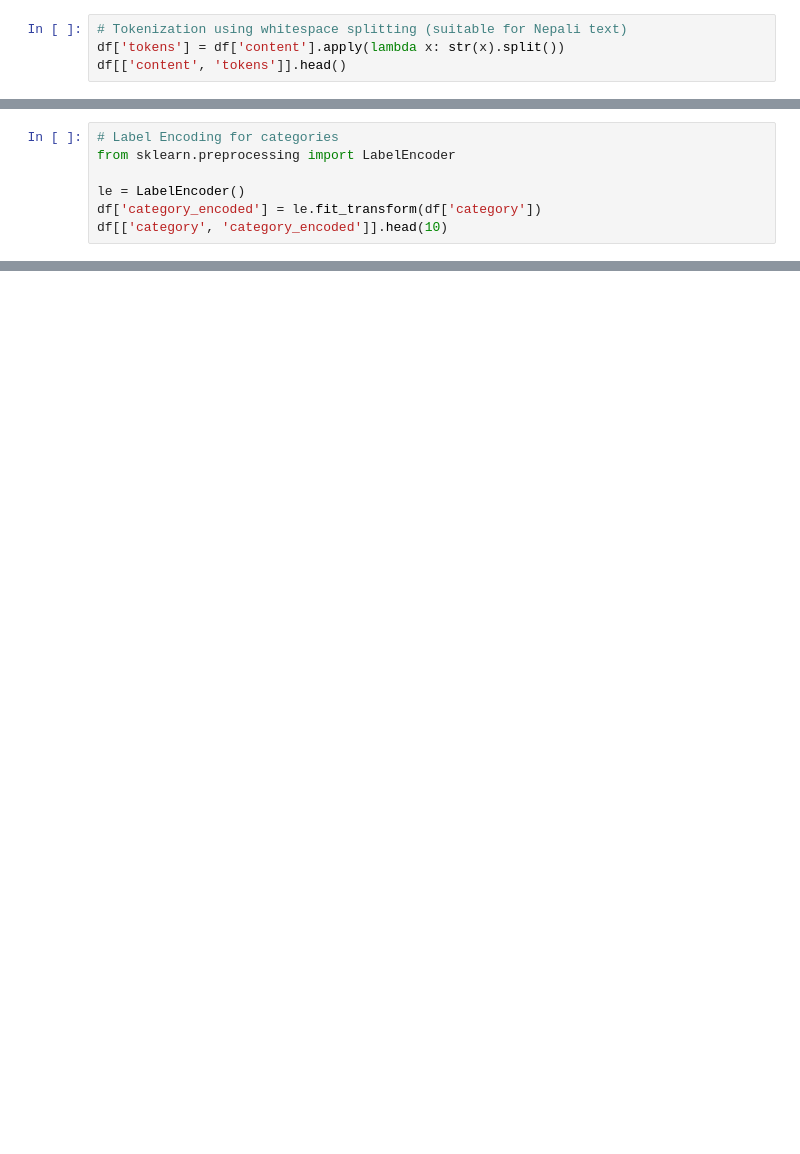
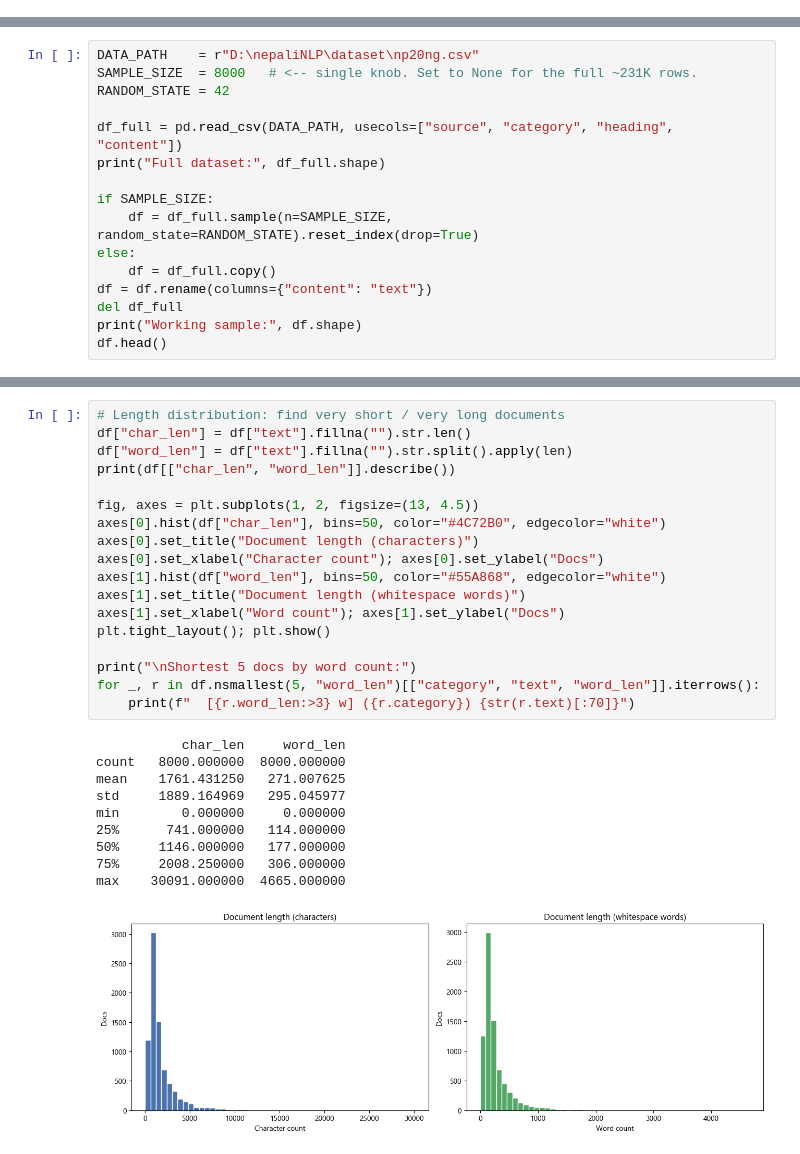
Before and after one commit to haitomnsg/nepaliNLP, a Jupyter notebook: NLP_np20ng.ipynb, the cells around one changed output, grey strips where cells are left out. Saved outputs shown, nothing was run; the diff lists cells and outputs as text; blank space fills up the shorter version.

```diff
--- a/NLP_np20ng.ipynb
+++ b/NLP_np20ng.ipynb
@@ -281,4 +0,0 @@ Name: count, dtype: int64
-# %%
-# Tokenization using whitespace splitting (suitable for Nepali text)
-df['tokens'] = df['content'].apply(lambda x: str(x).split())
-df[['content', 'tokens']].head()
@@ -385,7 +0,0 @@ print(X_bow.shape)
-# %%
-# Label Encoding for categories
-from sklearn.preprocessing import LabelEncoder
-
-le = LabelEncoder()
-df['category_encoded'] = le.fit_transform(df['category'])
-df[['category', 'category_encoded']].head(10)
@@ -579,0 +57,16 @@ plt.show()
+# %%
+DATA_PATH    = r"D:\nepaliNLP\dataset\np20ng.csv"
+SAMPLE_SIZE  = 8000   # <-- single knob. Set to None for the full ~231K rows.
+RANDOM_STATE = 42
+
+df_full = pd.read_csv(DATA_PATH, usecols=["source", "category", "heading", "content"])
+print("Full dataset:", df_full.shape)
+
+if SAMPLE_SIZE:
+    df = df_full.sample(n=SAMPLE_SIZE, random_state=RANDOM_STATE).reset_index(drop=True)
+else:
+    df = df_full.copy()
+df = df.rename(columns={"content": "text"})
+del df_full
+print("Working sample:", df.shape)
+df.head()
@@ -579,0 +119,29 @@ plt.show()
+# %%
+# Length distribution: find very short / very long documents
+df["char_len"] = df["text"].fillna("").str.len()
+df["word_len"] = df["text"].fillna("").str.split().apply(len)
+print(df[["char_len", "word_len"]].describe())
+
+fig, axes = plt.subplots(1, 2, figsize=(13, 4.5))
+axes[0].hist(df["char_len"], bins=50, color="#4C72B0", edgecolor="white")
+axes[0].set_title("Document length (characters)")
+axes[0].set_xlabel("Character count"); axes[0].set_ylabel("Docs")
+axes[1].hist(df["word_len"], bins=50, color="#55A868", edgecolor="white")
+axes[1].set_title("Document length (whitespace words)")
+axes[1].set_xlabel("Word count"); axes[1].set_ylabel("Docs")
+plt.tight_layout(); plt.show()
+
+print("\nShortest 5 docs by word count:")
+for _, r in df.nsmallest(5, "word_len")[["category", "text", "word_len"]].iterrows():
+    print(f"  [{r.word_len:>3} w] ({r.category}) {str(r.text)[:70]}")
+# %% [output]
+           char_len     word_len
+count   8000.000000  8000.000000
+mean    1761.431250   271.007625
+std     1889.164969   295.045977
+min        0.000000     0.000000
+25%      741.000000   114.000000
+50%     1146.000000   177.000000
+75%     2008.250000   306.000000
+max    30091.000000  4665.000000
+[figure, added]
```
Also changed, not shown: parts of 77 cells of this notebook, 21 other files.
